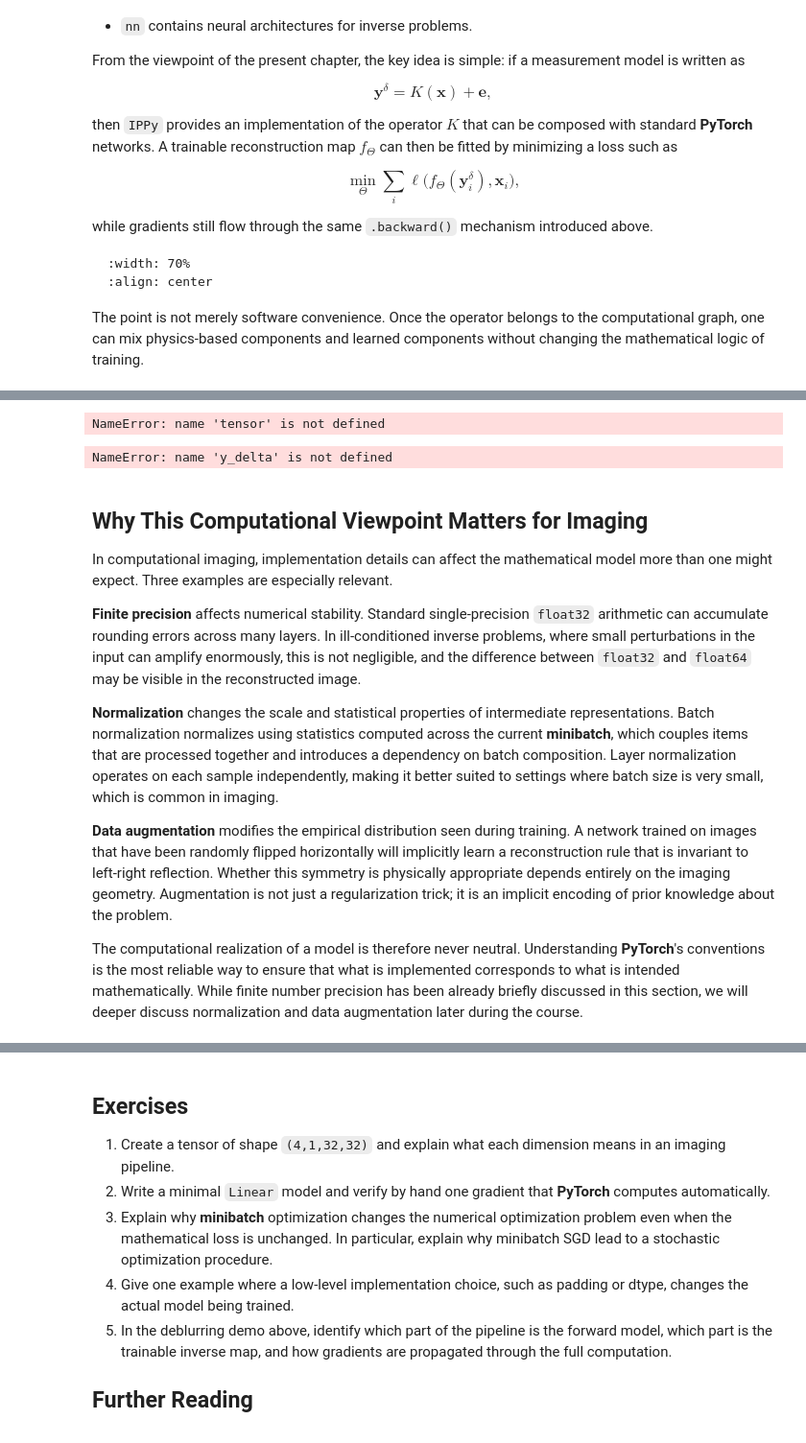
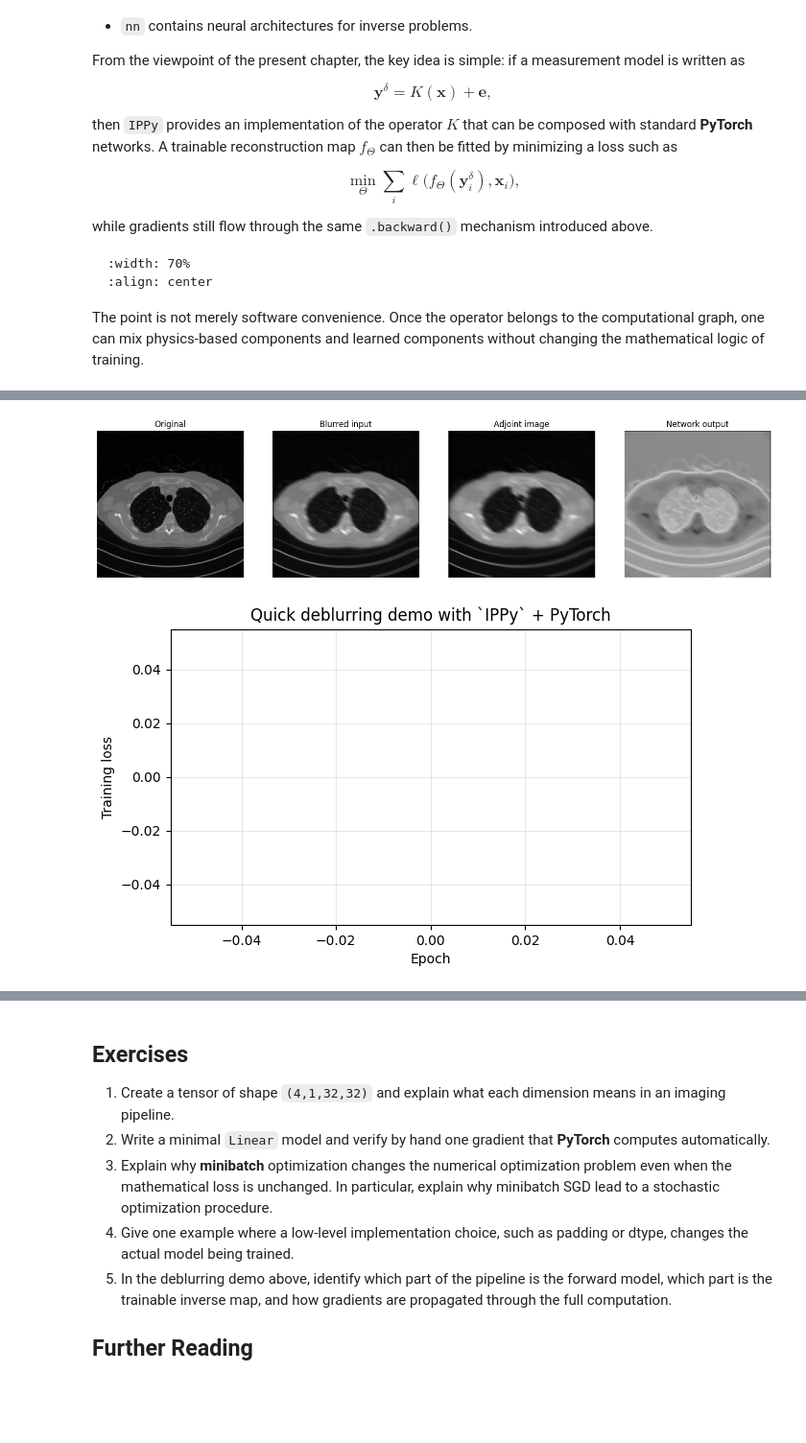
Before and after one commit to devangelista2/computational-imaging, a Jupyter notebook: years/2025-26/_build/jupyter_execute/intro/a-brief-overview-pytorch.ipynb, the cells around one changed output, grey strips where cells are left out. Shown at 96% size. Saved outputs shown, nothing was run; the diff lists cells and outputs as text; code cells hidden in the pictures; blank space fills up the shorter version.

```diff
--- a/years/2025-26/_build/jupyter_execute/intro/a-brief-overview-pytorch.ipynb
+++ b/years/2025-26/_build/jupyter_execute/intro/a-brief-overview-pytorch.ipynb
@@ -435,16 +482,8 @@ To keep the example lightweight, we extract a small collection of patches from t
 
 This is the basic end-to-end paradigm that will reappear throughout the course.
 # %%
-patches = tensor.unfold(2, 64, 64).unfold(3, 64, 64).contiguous().view(-1, 1, 64, 64)
-patches = torch.cat([patches, patches.flip(-1), patches.flip(-2)], dim=0)
-
-train_loader = DataLoader(TensorDataset(patches), batch_size=4, shuffle=True)
-K_patch = operators.Blurring(
-    img_shape=(64, 64),
-    kernel_type='motion',
-    kernel_size=9,
-    motion_angle=20,
-)
+test_dataset = MayoDataset(data_path="../Mayo/test", data_shape=256)
+test_loader = DataLoader(test_dataset, batch_size=4, shuffle=False)
 
 model = nn.Sequential(
     nn.Conv2d(1, 16, kernel_size=3, padding=1),
@@ -452,19 +491,20 @@ model = nn.Sequential(
     nn.Conv2d(16, 16, kernel_size=3, padding=1),
     nn.ReLU(),
     nn.Conv2d(16, 1, kernel_size=3, padding=1),
+    nn.Sigmoid(),
 ).to(device)
 
 optimizer = torch.optim.Adam(model.parameters(), lr=1e-3)
 loss_fn = nn.MSELoss()
-num_epochs = 15
+num_epochs = 0
 history = []
 
 for epoch in range(num_epochs):
     epoch_loss = 0.0
-    for (x_batch,) in train_loader:
+    for x_batch in loader:
         x_batch = x_batch.to(device)
         with torch.no_grad():
-            y_batch = K_patch(x_batch)
+            y_batch = K(x_batch)
             y_batch = y_batch + gaussian_noise(y_batch, noise_level=0.01)
 
         prediction = model(y_batch)
@@ -476,45 +516,33 @@ for epoch in range(num_epochs):
 
         epoch_loss += loss.item()
 
-    history.append(epoch_loss / len(train_loader))
-
-print(f'Final training loss: {history[-1]:0.6f}')
+    history.append(epoch_loss / len(loader))
-# %% [output]
-NameError: name 'tensor' is not defined
 # %%
+x_eval = next(iter(test_loader))[0:1].to(device)
 with torch.no_grad():
-    x_pred = torch.clamp(model(y_delta), 0.0, 1.0)
+    y_eval = K(x_eval)
+    y_eval = y_eval + gaussian_noise(y_eval, noise_level=0.01)
+    x_pred = torch.clamp(model(y_eval), 0.0, 1.0)
+    x_eval_adjoint = K.T(y_eval)
 
 fig, axes = plt.subplots(1, 4, figsize=(18, 5))
 for ax, image, title in zip(
     axes,
-    [x_true, y_delta, x_adjoint, x_pred],
+    [x_eval, y_eval, x_eval_adjoint, x_pred],
     ['Original', 'Blurred input', 'Adjoint image', 'Network output'],
 ):
     ax.imshow(image.detach().cpu().squeeze(), cmap='gray')
     ax.set_title(title)
     ax.axis('off')
 plt.show()
 
 plt.figure(figsize=(7, 4))
 plt.plot(history, marker='o')
 plt.grid(alpha=0.3)
 plt.xlabel('Epoch')
 plt.ylabel('Training loss')
 plt.title('Quick deblurring demo with `IPPy` + PyTorch')
 plt.show()
 # %% [output]
-NameError: name 'y_delta' is not defined
+[figure, added]
+[figure, added]
-# %% [markdown]
-## Why This Computational Viewpoint Matters for Imaging
-
-In computational imaging, implementation details can affect the mathematical model more than one might expect. Three examples are especially relevant.
-
-**Finite precision** affects numerical stability. Standard single-precision `float32` arithmetic can accumulate rounding errors across many layers. In ill-conditioned inverse problems, where small perturbations in the input can amplify enormously, this is not negligible, and the difference between `float32` and `float64` may be visible in the reconstructed image.
-
-**Normalization** changes the scale and statistical properties of intermediate representations. Batch normalization normalizes using statistics computed across the current **minibatch**, which couples items that are processed together and introduces a dependency on batch composition. Layer normalization operates on each sample independently, making it better suited to settings where batch size is very small, which is common in imaging.
-
-**Data augmentation** modifies the empirical distribution seen during training. A network trained on images that have been randomly flipped horizontally will implicitly learn a reconstruction rule that is invariant to left-right reflection. Whether this symmetry is physically appropriate depends entirely on the imaging geometry. Augmentation is not just a regularization trick; it is an implicit encoding of prior knowledge about the problem.
-
-The computational realization of a model is therefore never neutral. Understanding **PyTorch**'s conventions is the most reliable way to ensure that what is implemented corresponds to what is intended mathematically.
-While finite number precision has been already briefly discussed in this section, we will deeper discuss normalization and data augmentation later during the course.
```
Also changed, not shown: parts of 6 cells of this notebook, 8 other files.
